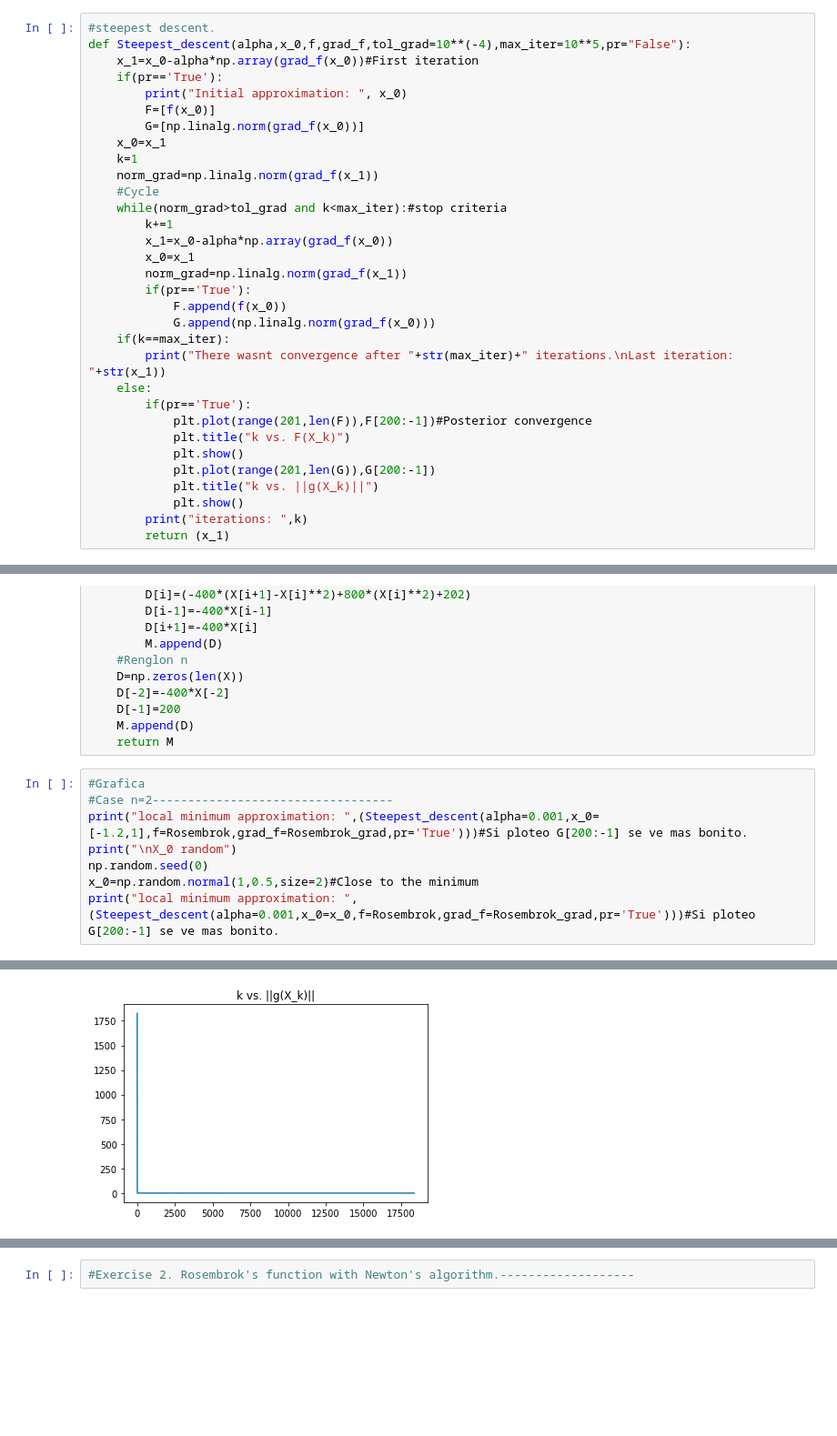
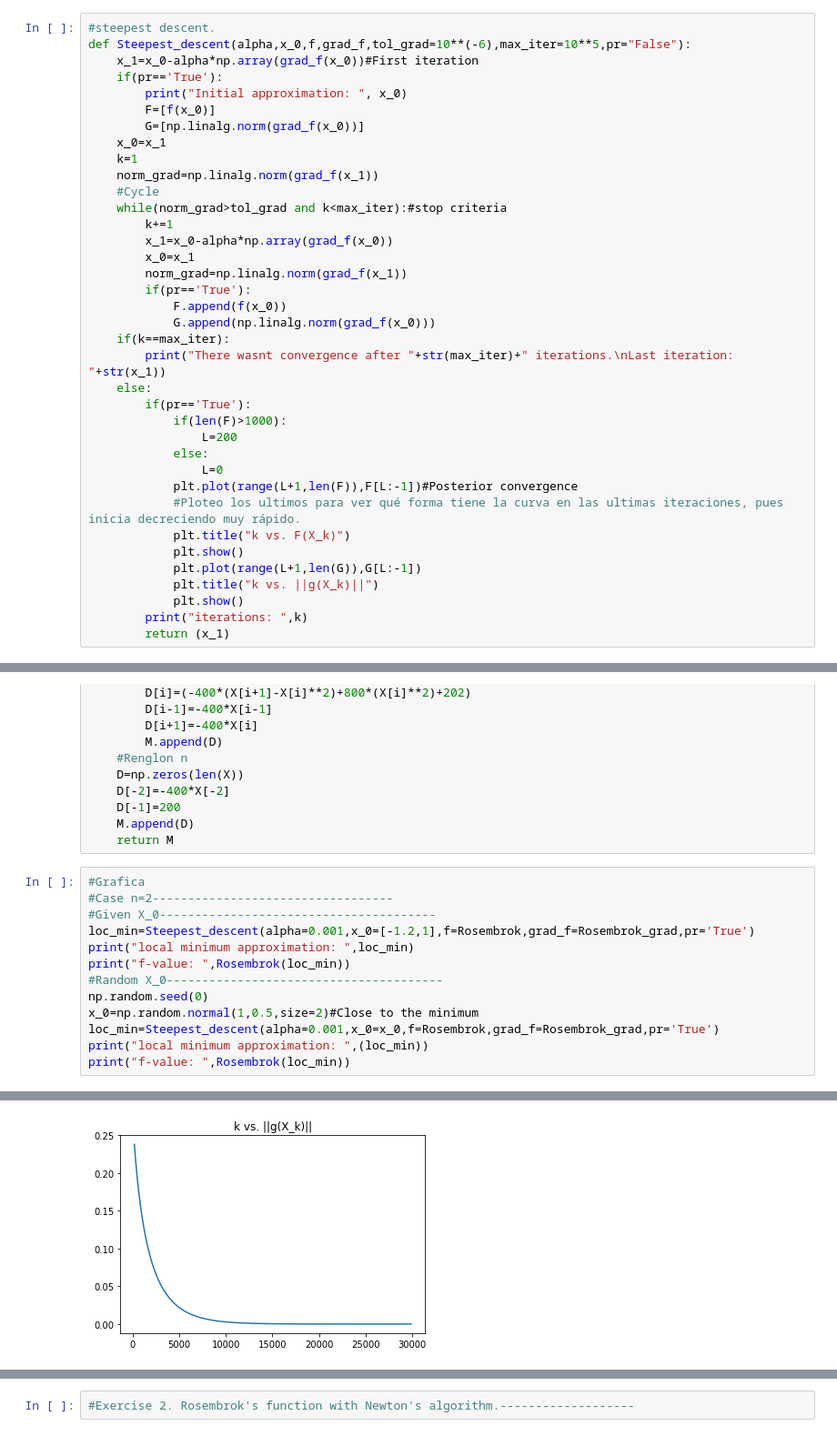
Before and after one commit to JairEsc/Mat_Apl, a Jupyter notebook: Opt_T4.ipynb, the cells around one changed output, grey strips where cells are left out. Shown at 91% size. Drawn from its saved outputs; the diff is of its cells as text; blank space fills up the shorter version.

```diff
--- a/Opt_T4.ipynb
+++ b/Opt_T4.ipynb
@@ -7,7 +7,7 @@ import matplotlib.pyplot as plt
 #Implementation
 # %%
 #steepest descent.
-def Steepest_descent(alpha,x_0,f,grad_f,tol_grad=10**(-4),max_iter=10**5,pr="False"):
+def Steepest_descent(alpha,x_0,f,grad_f,tol_grad=10**(-6),max_iter=10**5,pr="False"):
     x_1=x_0-alpha*np.array(grad_f(x_0))#First iteration
     if(pr=='True'):
         print("Initial approximation: ", x_0)
@@ -29,10 +29,15 @@ def Steepest_descent(alpha,x_0,f,grad_f,tol_grad=10**(-4),max_iter=10**5,pr="Fal
         print("There wasnt convergence after "+str(max_iter)+" iterations.\nLast iteration: "+str(x_1))
     else:
         if(pr=='True'):
-            plt.plot(range(201,len(F)),F[200:-1])#Posterior convergence
+            if(len(F)>1000):
+                L=200
+            else:
+                L=0
+            plt.plot(range(L+1,len(F)),F[L:-1])#Posterior convergence
+            #Ploteo los ultimos para ver qué forma tiene la curva en las ultimas iteraciones, pues inicia decreciendo muy rápido.
             plt.title("k vs. F(X_k)")
             plt.show()
-            plt.plot(range(201,len(G)),G[200:-1])
+            plt.plot(range(L+1,len(G)),G[L:-1])
             plt.title("k vs. ||g(X_k)||")
             plt.show()
         print("iterations: ",k)
@@ -105,10 +80,15 @@ def Rosembrok_Hessian(X):
 # %%
 #Grafica
 #Case n=2----------------------------------
-print("local minimum approximation: ",(Steepest_descent(alpha=0.001,x_0=[-1.2,1],f=Rosembrok,grad_f=Rosembrok_grad,pr='True')))#Si ploteo G[200:-1] se ve mas bonito.
-print("\nX_0 random")
+#Given X_0---------------------------------------
+loc_min=Steepest_descent(alpha=0.001,x_0=[-1.2,1],f=Rosembrok,grad_f=Rosembrok_grad,pr='True')
+print("local minimum approximation: ",loc_min)
+print("f-value: ",Rosembrok(loc_min))
+#Random X_0---------------------------------------
 np.random.seed(0)
 x_0=np.random.normal(1,0.5,size=2)#Close to the minimum
-print("local minimum approximation: ",(Steepest_descent(alpha=0.001,x_0=x_0,f=Rosembrok,grad_f=Rosembrok_grad,pr='True')))#Si ploteo G[200:-1] se ve mas bonito.
+loc_min=Steepest_descent(alpha=0.001,x_0=x_0,f=Rosembrok,grad_f=Rosembrok_grad,pr='True')
+print("local minimum approximation: ",(loc_min))
+print("f-value: ",Rosembrok(loc_min))
 # %% [output]
 Initial approximation:  [-1.2, 1]
@@ -123 +104 @@ Initial approximation:  [1.88202617 1.2000786 ]
-[figure, old version]
+[figure, new version]
```
Also changed, not shown: parts of 10 cells of this notebook.
